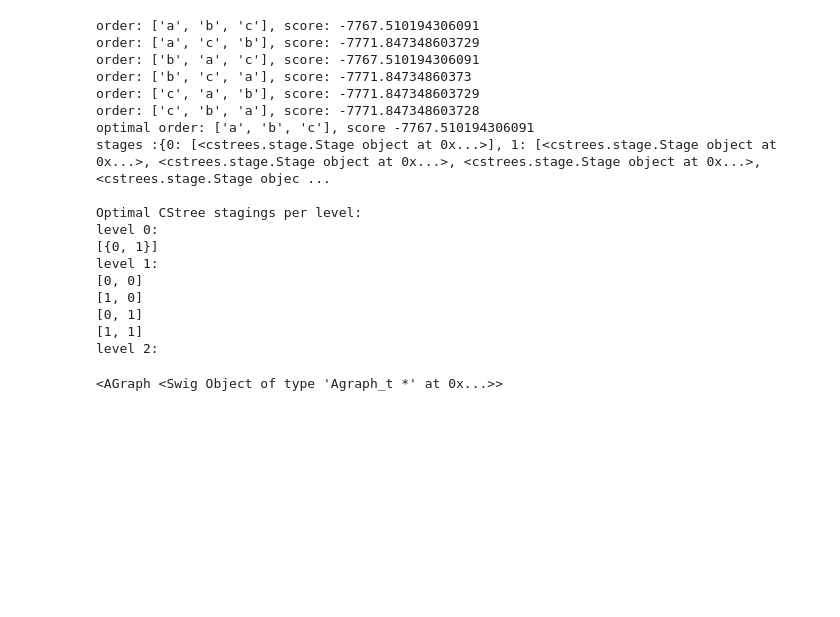
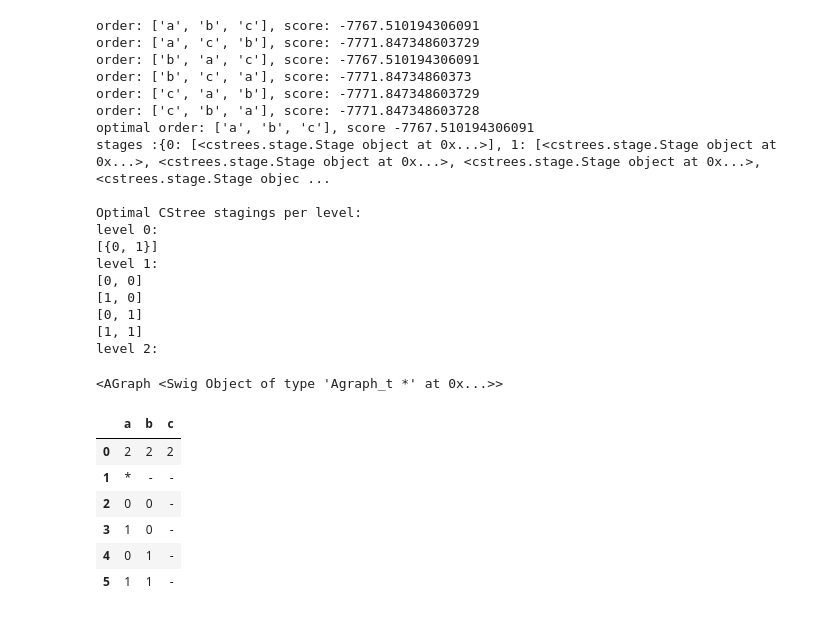
Before and after one commit to felixleopoldo/cstrees, a Jupyter notebook: src/learn_sandbox.ipynb, the cells around one changed output. Cells and saved outputs as stored; diff of their text form; code cells hidden in the pictures; blank space fills up the shorter version.

```diff
--- a/src/learn_sandbox.ipynb
+++ b/src/learn_sandbox.ipynb
@@ -133,3 +182,15 @@ for key, val in opt_cdags.items():
     agraph.layout("dot")
     agraph.draw("testing/"+str(key) + "_opt.png",
                 args='-Glabel="'+str(key)+'"   ')
+# %%
+tree = ctl.find_optimal_cstree(x, max_cvars=2, alpha_tot=1.0, method="BDeu")
+
+tree.to_df()
+# %% [output]
+|  | a | b | c |
+| 0 | 2 | 2 | 2 |
+| 1 | * | - | - |
+| 2 | 0 | 0 | - |
+| 3 | 1 | 0 | - |
+| 4 | 0 | 1 | - |
+| 5 | 1 | 1 | - |
```
Also changed, not shown: parts of 6 cells of this notebook, 10 other files.
